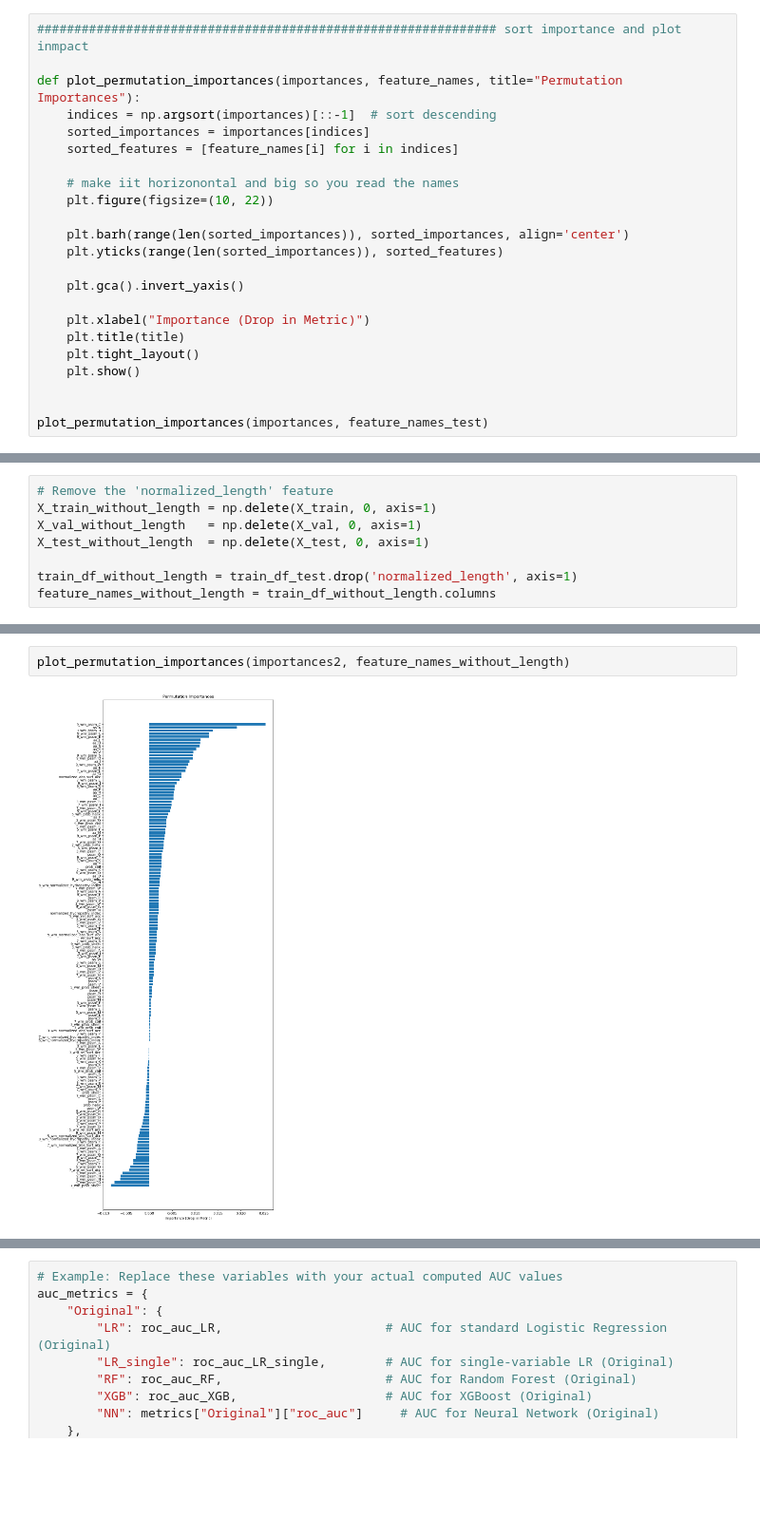
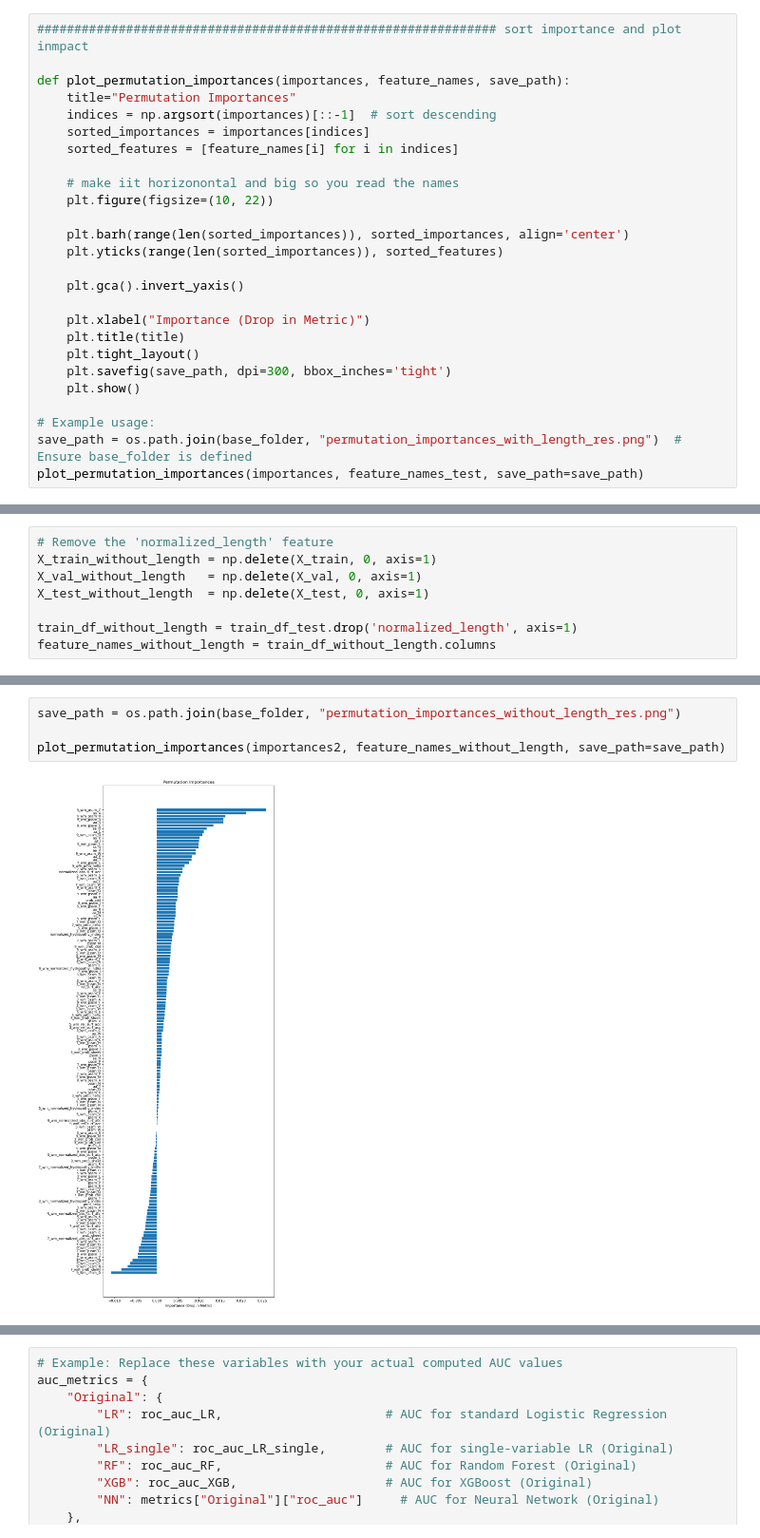
Before and after one commit to youpze/ScML, a Jupyter notebook: scripts/Residue_sampeling_FINAL.ipynb, the cells around one changed output, grey strips where cells are left out. Shown at 95% size. Saved outputs shown, nothing was run; the diff lists cells and outputs as text; blank space fills up the shorter version.

```diff
--- a/scripts/Residue_sampeling_FINAL.ipynb
+++ b/scripts/Residue_sampeling_FINAL.ipynb
@@ -1693,7 +1690,8 @@ importances, baseline_auc = permutation_importance_keras_auc(best_model, X_test,
 # %%
 ############################################################## sort importance and plot inmpact
 
-def plot_permutation_importances(importances, feature_names, title="Permutation Importances"):
+def plot_permutation_importances(importances, feature_names, save_path):
+    title="Permutation Importances"
     indices = np.argsort(importances)[::-1]  # sort descending
     sorted_importances = importances[indices]
     sorted_features = [feature_names[i] for i in indices]
@@ -1709,8 +1707,10 @@ def plot_permutation_importances(importances, feature_names, title="Permutation
     plt.xlabel("Importance (Drop in Metric)")
     plt.title(title)
     plt.tight_layout()
+    plt.savefig(save_path, dpi=300, bbox_inches='tight')
     plt.show()
 
-
-plot_permutation_importances(importances, feature_names_test)
+# Example usage:
+save_path = os.path.join(base_folder, "permutation_importances_with_length_res.png")  # Ensure base_folder is defined
+plot_permutation_importances(importances, feature_names_test, save_path=save_path)
 # %% [output]
@@ -1837,5 +1837,7 @@ importances2, baseline_auc2 = permutation_importance_keras_auc(model, X_test_wit
 # %%
-plot_permutation_importances(importances2, feature_names_without_length)
+save_path = os.path.join(base_folder, "permutation_importances_without_length_res.png")
+
+plot_permutation_importances(importances2, feature_names_without_length, save_path=save_path)
 # %% [output]
-[figure, old version]
+[figure, new version]
 # %%
```
Also changed, not shown: parts of 14 cells of this notebook, 1 other file.
